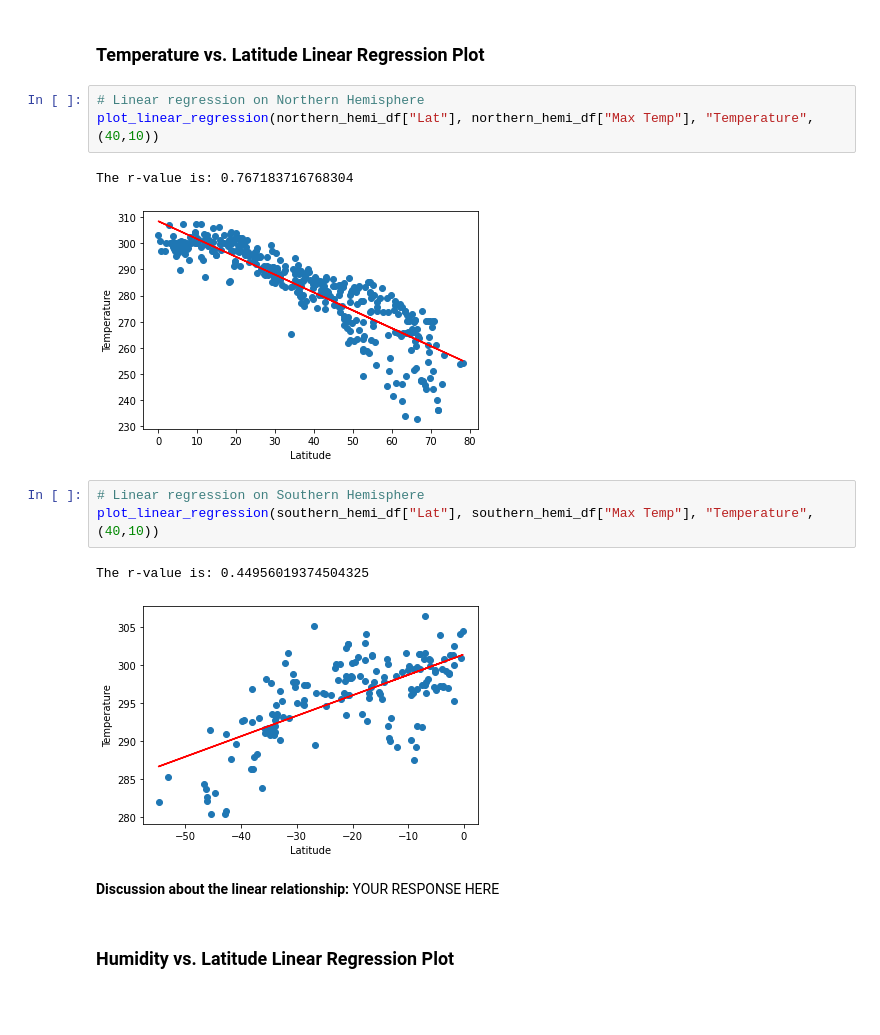
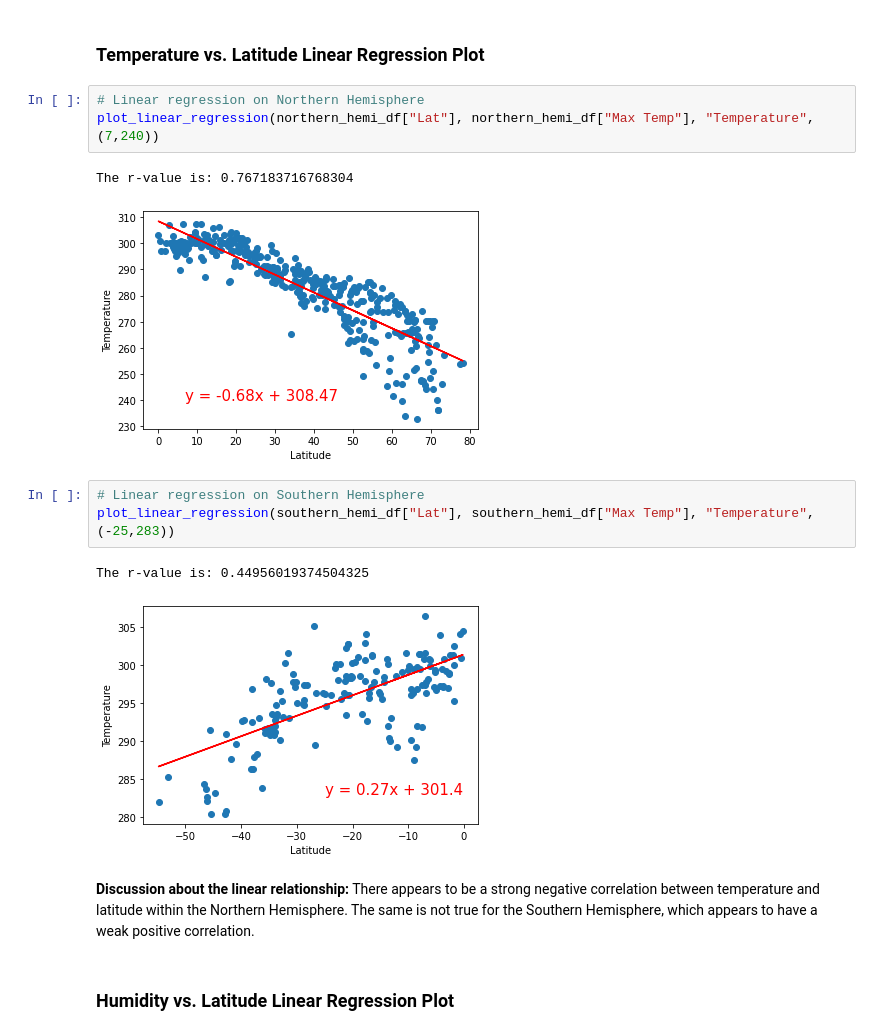
Before and after one commit to maderamel/python-api-challenge, a Jupyter notebook: WeatherPy.ipynb, the cells around one changed output. Cells and saved outputs as stored; diff of their text form; blank space fills up the shorter version.

```diff
--- a/WeatherPy.ipynb
+++ b/WeatherPy.ipynb
@@ -327,18 +327,19 @@ southern_hemi_df.head()
 ###  Temperature vs. Latitude Linear Regression Plot
 # %%
 # Linear regression on Northern Hemisphere
-plot_linear_regression(northern_hemi_df["Lat"], northern_hemi_df["Max Temp"], "Temperature", (40,10))
+plot_linear_regression(northern_hemi_df["Lat"], northern_hemi_df["Max Temp"], "Temperature", (7,240))
 # %% [output]
 The r-value is: 0.767183716768304
-[figure, old version]
+[figure, new version]
 # %%
 # Linear regression on Southern Hemisphere
-plot_linear_regression(southern_hemi_df["Lat"], southern_hemi_df["Max Temp"], "Temperature", (40,10))
+plot_linear_regression(southern_hemi_df["Lat"], southern_hemi_df["Max Temp"], "Temperature", (-25,283))
 # %% [output]
 The r-value is: 0.44956019374504325
-[figure, old version]
+[figure, new version]
-# %% [markdown]
-**Discussion about the linear relationship:** YOUR RESPONSE HERE
+# %% [markdown]
+**Discussion about the linear relationship:**
+There appears to be a strong negative correlation between temperature and latitude within the Northern Hemisphere. The same is not true for the Southern Hemisphere, which appears to have a weak positive correlation.
 # %% [markdown]
 ### Humidity vs. Latitude Linear Regression Plot
 # %%
```
Also changed, not shown: parts of 12 cells of this notebook.
